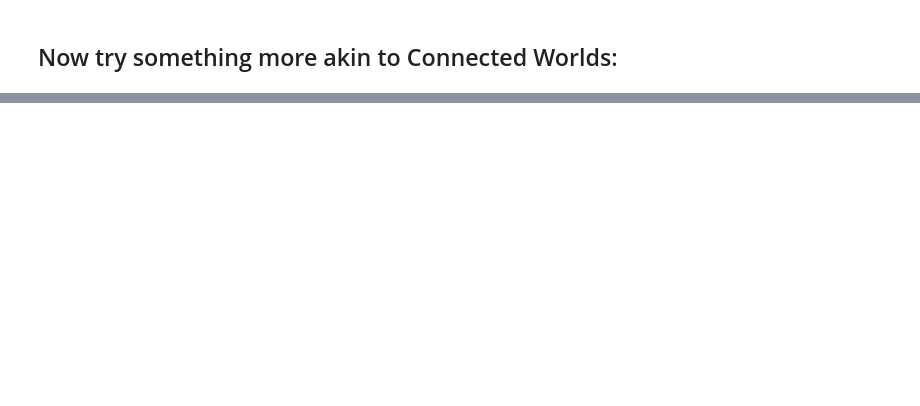
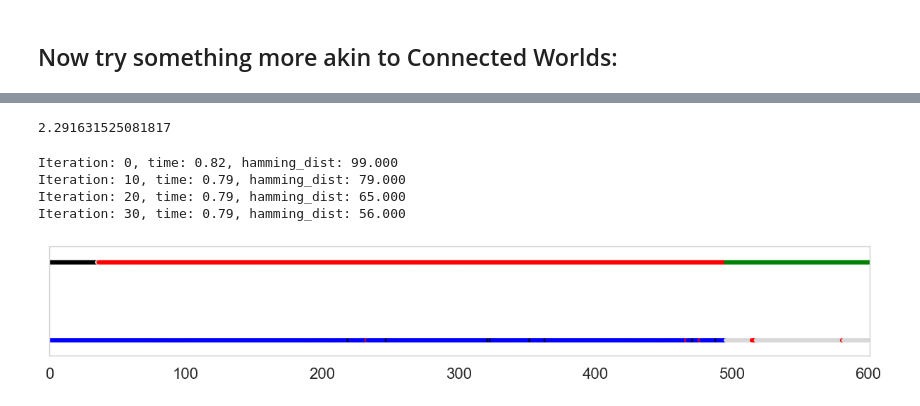
Before and after one commit to NickHoernle/mit-bayesian-inference, a Jupyter notebook: project/notebooks/auto-regressive-hdm-hmm.ipynb, the cells around one changed output, grey strips where cells are left out. Saved outputs shown, nothing was run; the diff lists cells and outputs as text; code cells hidden in the pictures; blank space fills up the shorter version.

```diff
--- a/project/notebooks/auto-regressive-hdm-hmm.ipynb
+++ b/project/notebooks/auto-regressive-hdm-hmm.ipynb
@@ -228,0 +241,67 @@ plt.show()
+# %%
+imp.reload(hdp)
+imp.reload(hdp_eval)
+
+params = {}
+
+# define L=15 components:
+L = 5
+D = 3 # dimensionality of the data
+
+Y = Ys
+Y_bar = np.zeros_like(Y)
+Y_bar[0] = Y[0]
+Y_bar[1:] = Y[0:-1]
+mu = np.dot(np.linalg.pinv(Y_bar), Y)
+
+params['pi'] = np.random.dirichlet(alpha=np.ones(L), size=L)
+params['D'] = D
+# params['theta'] = [{'A': mu, 'sigma': 1e-1*np.eye(D)} for i in range(L)]
+params['theta'] = [{'A': np.eye(D), 'sigma': 1*np.eye(D)} for i in range(L)]
+params['L'] = L
+params['Y'] = Y
+params['T'] = len(Y)
+params['alpha'] = 1
+params['beta'] = np.random.dirichlet(np.ones(params['L']))
+params['kappa'] = 100
+params['gamma'] = 1
+params['priors'] = {
+    'M': np.eye(D),
+    'K': 1*np.eye(D)
+}
+std = np.std(Y - Y_bar.dot(mu))
+std
+# %% [output]
+2.291631525081817
+# %%
+num_iter = 40
+z = np.zeros_like(Y)
+hamming_dists = []
+assignments = np.zeros(shape=(len(z), num_iter))
+
+for i in range(num_iter):
+    start = time.time()
+    params, res = hdp.sticky_Multi_HDP_AR(Y, params, priors=[1*np.eye(D), 1e1])
+    seq2_updated, sorted_thetas, hamming_val = hdp_eval.get_hamming_distance(seq1=chains, seq2=res)
+    hamming_dists.append(hamming_val)
+    z = res
+    assignments[:,i] = np.array(z, dtype=np.int16)
+    if i % 10 == 0:
+        print("Iteration: %i, time: %0.2f, hamming_dist: %0.3f"%(i, time.time() - start, hamming_val))
+# %% [output]
+Iteration: 0, time: 0.82, hamming_dist: 99.000
+Iteration: 10, time: 0.79, hamming_dist: 79.000
+Iteration: 20, time: 0.79, hamming_dist: 65.000
+Iteration: 30, time: 0.79, hamming_dist: 56.000
+# %%
+c=['black','#d8d8d8', 'r', 'g', 'b', 'y', '#42e5f4', '#42e5f4', '#f47a41', 'blue',
+  '#597757', '#576977', '#635777', '#635777', '#635777']
+plt.figure(figsize=(15,2))
+plt.scatter(np.linspace(0,len(z),num=len(z)), 1.5*np.ones_like(z), c=[c[i] for i in res], lw=0)
+plt.scatter(np.linspace(0,len(z),num=len(z)), 2*np.ones_like(z), c=[c[i] for i in chains], lw=0)
+plt.xlim([0,len(z)])
+
+plt.yticks([])
+plt.grid(False)
+# %% [output]
+[figure, added]
```
Also changed, not shown: parts of 19 cells of this notebook, 1 other file.
